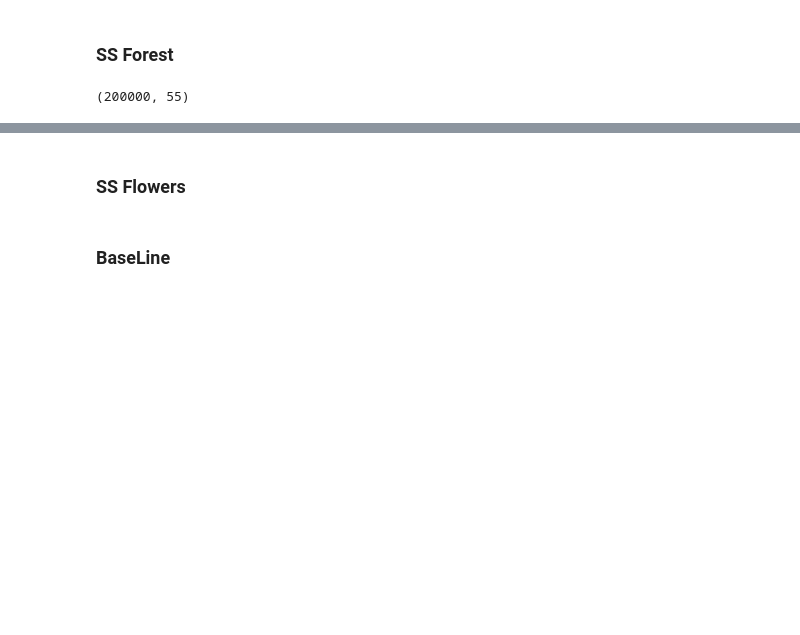
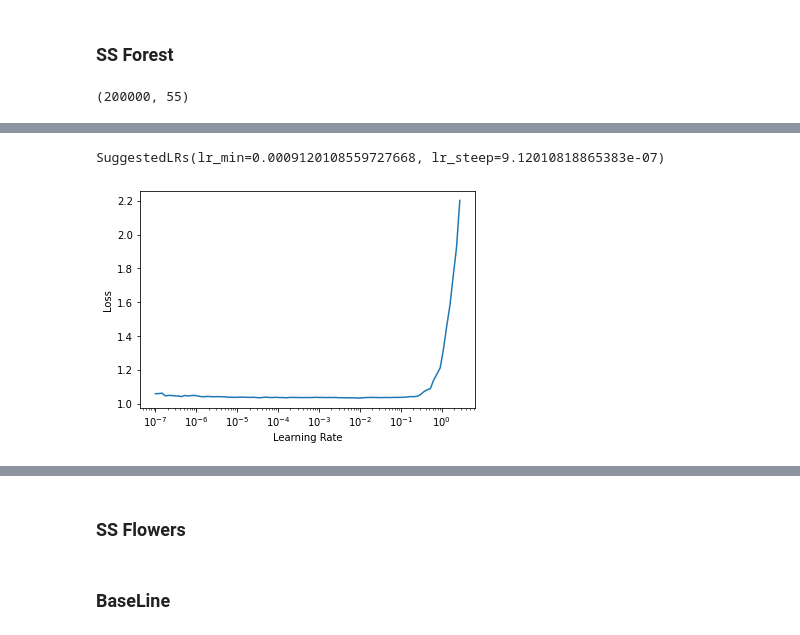
Before and after one commit to matanc1/tabnet, a Jupyter notebook: self_supervision.ipynb, the cells around one changed output, grey strips where cells are left out. Cells and saved outputs as stored; diff of their text form; code cells hidden in the pictures; blank space fills up the shorter version.

```diff
--- a/self_supervision.ipynb
+++ b/self_supervision.ipynb
@@ -194,0 +235,3 @@ for p, t in zip(preds[0].tolist(), targs[0].tolist()):
+# %%
+l.lr_find()
+# %% [output]
@@ -194,0 +239,2 @@ for p, t in zip(preds[0].tolist(), targs[0].tolist()):
+SuggestedLRs(lr_min=0.0009120108559727668, lr_steep=9.12010818865383e-07)
+[figure, added]
```
Also changed, not shown: parts of 18 cells of this notebook, 1 other file.
